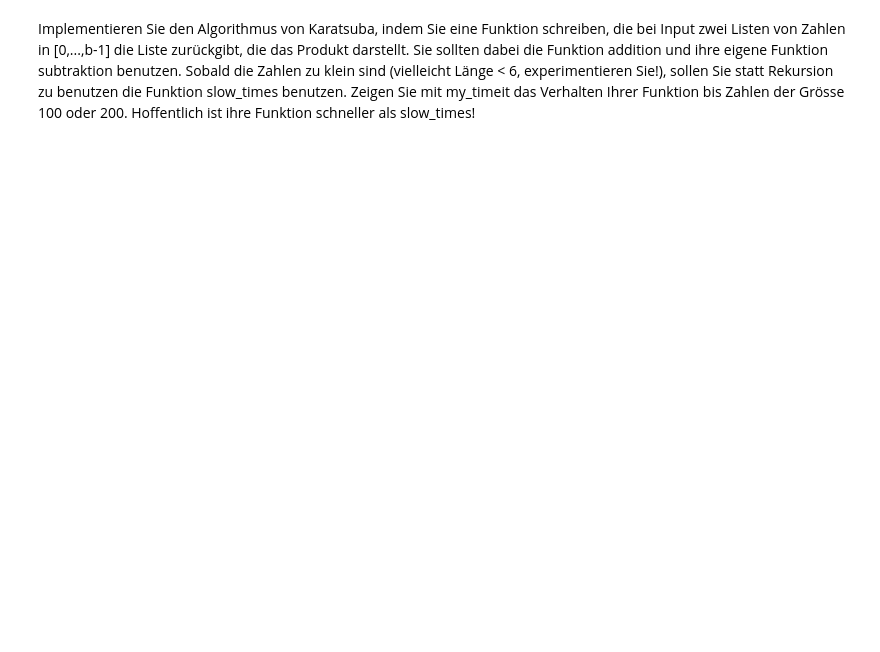
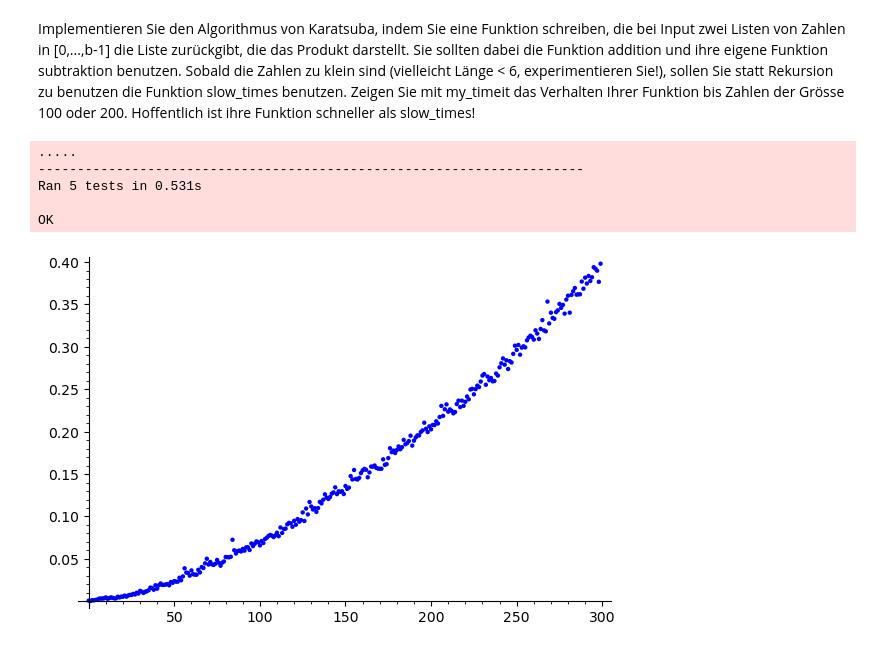
Before and after one commit to Lavode/446538-algorithmen-in-der-algebra, a Jupyter notebook: exercises/01/practical/karatsuba.ipynb, the cells around one changed output. Saved outputs shown, nothing was run; the diff lists cells and outputs as text; code cells hidden in the pictures; blank space fills up the shorter version.

Commit message:
Implement Karatsuba multiplication

```diff
--- a/exercises/01/practical/karatsuba.ipynb
+++ b/exercises/01/practical/karatsuba.ipynb
@@ -158,0 +241,33 @@ Implementieren Sie den Algorithmus von Karatsuba, indem Sie eine Funktion schrei
+# %%
+class TestKaratsubaMult(unittest.TestCase):
+    def test_valid_multiplication(self):
+        self.assertEqual(
+            karatsuba_mult(
+                digits(1234),
+                digits(5678),
+            ),
+            digits(7006652),
+        )
+
+        self.assertEqual(
+            karatsuba_mult(
+                digits(139012),
+                digits(935),
+            ),
+            digits(129976220),
+        )
+
+        # Let's add some non-determinism to tests. What could go wrong. (:
+        for i in range(100):
+            x = random.randint(0, 100000000)
+            y = random.randint(0, 100000000)
+            z = x * y
+            self.assertEqual(karatsuba_mult(digits(x), digits(y)), digits(z))
+
+result = unittest.main(argv=[''], exit = False)
+# %% [output]
+.....
+----------------------------------------------------------------------
+Ran 5 tests in 0.531s
+
+OK
@@ -158,0 +280,4 @@ Implementieren Sie den Algorithmus von Karatsuba, indem Sie eine Funktion schrei
+# %%
+karatsuba_timings = my_timeit('karatsuba_times_test',[1..300]);
+# %% [output]
+[figure, added]
```
Also changed, not shown: parts of 11 cells of this notebook.
